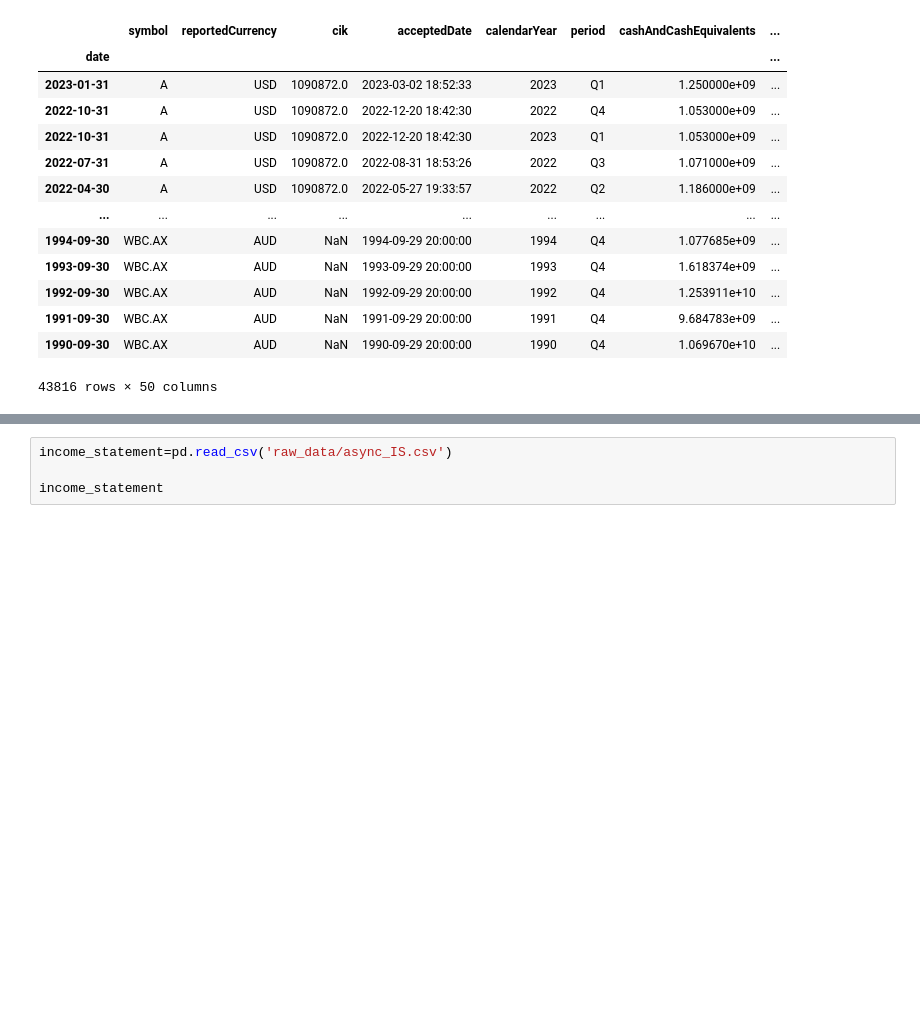
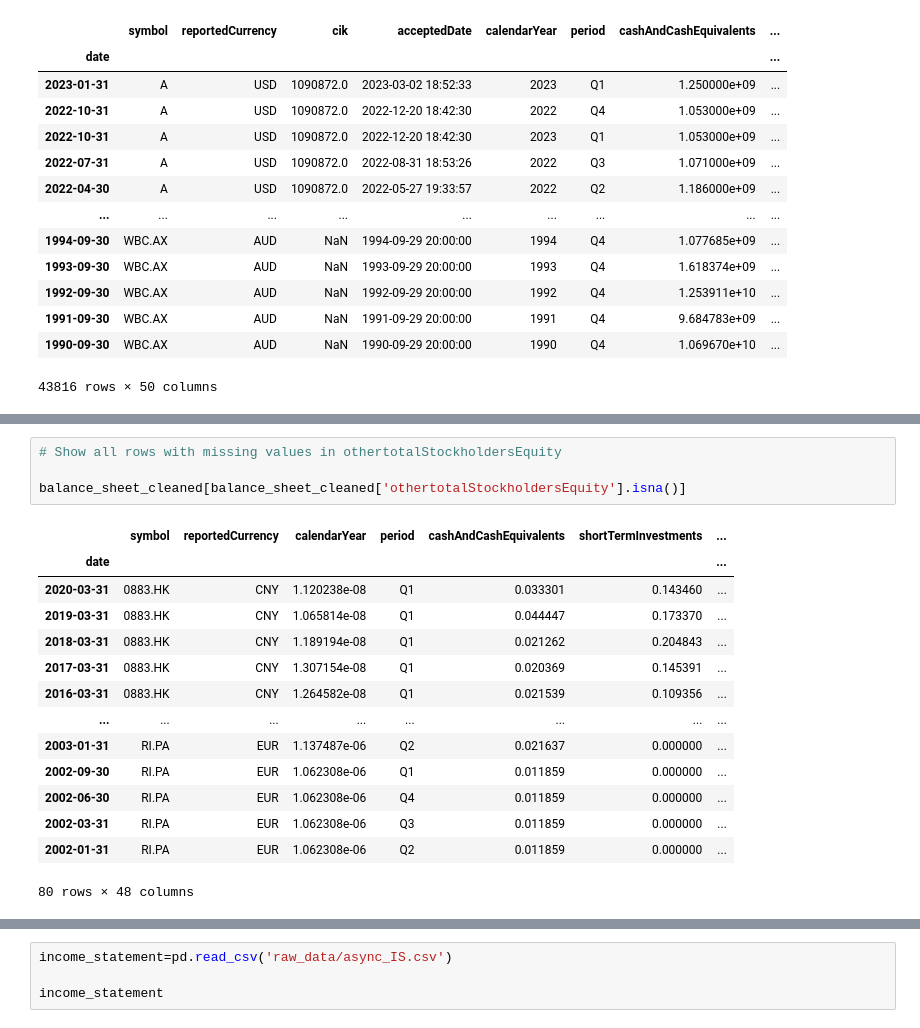
Before and after one commit to veeyuen/credit-spreads, a Jupyter notebook: build_dataframe.ipynb, the cells around one changed output, grey strips where cells are left out. Saved outputs shown, nothing was run; the diff lists cells and outputs as text; blank space fills up the shorter version.

Commit message:
dealing with missing/zero values

```diff
--- a/build_dataframe.ipynb
+++ b/build_dataframe.ipynb
@@ -510,0 +453,19 @@ ValueError: Input X contains infinity or a value too large for dtype('float64').
+# %%
+# Show all rows with missing values in othertotalStockholdersEquity
+
+balance_sheet_cleaned[balance_sheet_cleaned['othertotalStockholdersEquity'].isna()]
+# %% [output]
+|  | symbol | reportedCurrency | calendarYear | period | cashAndCashEquivalents | shortTermInvestments | ... |
+| date |  |  |  |  |  |  | ... |
+| 2020-03-31 | 0883.HK | CNY | 1.120238e-08 | Q1 | 0.033301 | 0.143460 | ... |
+| 2019-03-31 | 0883.HK | CNY | 1.065814e-08 | Q1 | 0.044447 | 0.173370 | ... |
+| 2018-03-31 | 0883.HK | CNY | 1.189194e-08 | Q1 | 0.021262 | 0.204843 | ... |
+| 2017-03-31 | 0883.HK | CNY | 1.307154e-08 | Q1 | 0.020369 | 0.145391 | ... |
+| 2016-03-31 | 0883.HK | CNY | 1.264582e-08 | Q1 | 0.021539 | 0.109356 | ... |
+| ... | ... | ... | ... | ... | ... | ... | ... |
+| 2003-01-31 | RI.PA | EUR | 1.137487e-06 | Q2 | 0.021637 | 0.000000 | ... |
+| 2002-09-30 | RI.PA | EUR | 1.062308e-06 | Q1 | 0.011859 | 0.000000 | ... |
+| 2002-06-30 | RI.PA | EUR | 1.062308e-06 | Q4 | 0.011859 | 0.000000 | ... |
+| 2002-03-31 | RI.PA | EUR | 1.062308e-06 | Q3 | 0.011859 | 0.000000 | ... |
+| 2002-01-31 | RI.PA | EUR | 1.062308e-06 | Q2 | 0.011859 | 0.000000 | ... |
+80 rows × 48 columns
```
Also changed, not shown: parts of 75 cells of this notebook.
